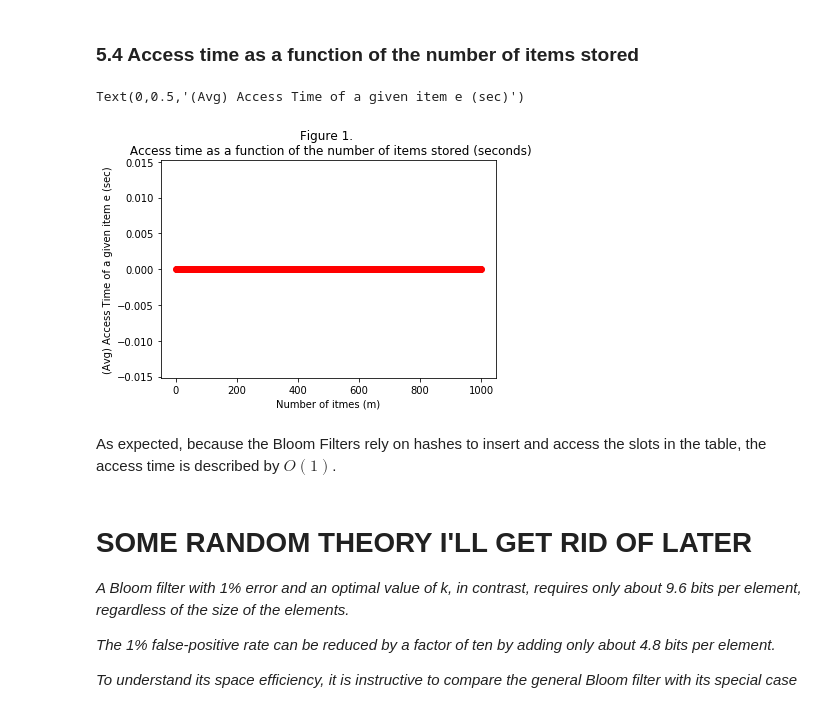
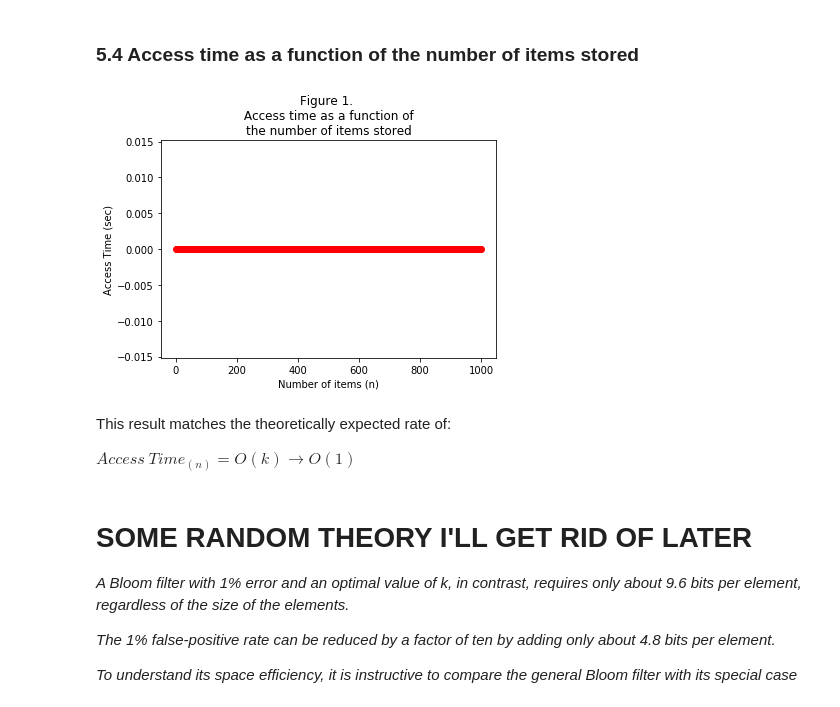
Before and after one commit to josealvarez97/Counting-Bloom-Filter, a Jupyter notebook: Introduction and Implementation to a Counting Bloom Filter/Counting-Bloom-Filter-Overview-and-Introduction.ipynb, the cells around one changed output. Saved outputs shown, nothing was run; the diff lists cells and outputs as text; code cells hidden in the pictures.

```diff
--- a/Introduction and Implementation to a Counting Bloom Filter/Counting-Bloom-Filter-Overview-and-Introduction.ipynb
+++ b/Introduction and Implementation to a Counting Bloom Filter/Counting-Bloom-Filter-Overview-and-Introduction.ipynb
@@ -279,40 +375,43 @@ hashes_list.append(hash_str4)
 for m in range(1,1000):
     #Produce a list of random words of size m
     rword_list = randomwords_list(m,11)
 
     # Bloom Filter Table
     bfilter_table = empty_hash_table(1000)
 
     # Insert elements
     for i in range(len(rword_list)):
         add_to_hash_table(bfilter_table, rword_list[i], hashes_list)
 
     # Track access time, by accessing all elements and taking the avg
     start_time = time.time()
 
     total_time = time.time() - start_time
 
     # access_time stands for the time it takes to access any given element
     # under this circumnstances (i.g., m being of a particular size)
     access_time = total_time / m
 
     # Append the information and results of this experiment
     m_items.append(m)
     all_access_times.append(access_time)
 
 
 
 # Time to plot the results.
 plt.scatter(m_items,all_access_times,c='r')
 # Improve the layout of the graph
-plt.title('Figure 1. \n Access time as a function of the number of items stored (seconds)')
-plt.xlabel('Number of itmes (m)')
-plt.ylabel('(Avg) Access Time of a given item e (sec)')
+plt.title('Figure 1. \n Access time as a function of \nthe number of items stored')
+plt.xlabel('Number of items (n)')
+plt.ylabel('Access Time (sec)')
+
+plt.show()
 # %% [output]
-Text(0,0.5,'(Avg) Access Time of a given item e (sec)')
-[figure, old version]
+[figure, new version]
-# %% [markdown]
-As expected, because the Bloom Filters rely on hashes to insert and access the slots in the table, the access time is described by $O(1)$.
+# %% [markdown]
+This result matches the theoretically expected rate of:
+
+$Access\ Time_{(n)}=O(k)\rightarrow O(1)$
 # %% [markdown]
 # SOME RANDOM THEORY I'LL GET RID OF LATER
 
```
Also changed, not shown: parts of 10 cells of this notebook.
